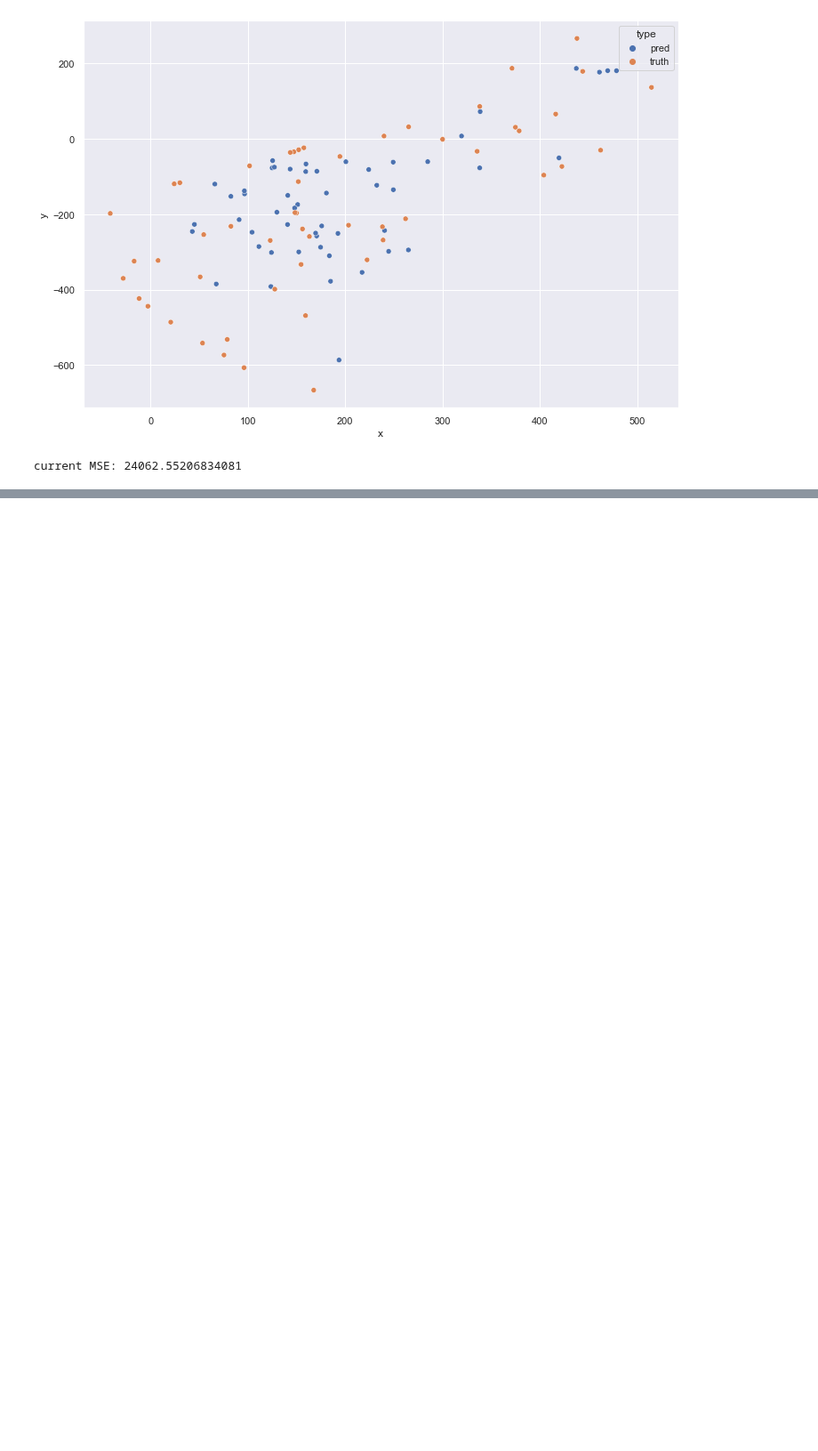
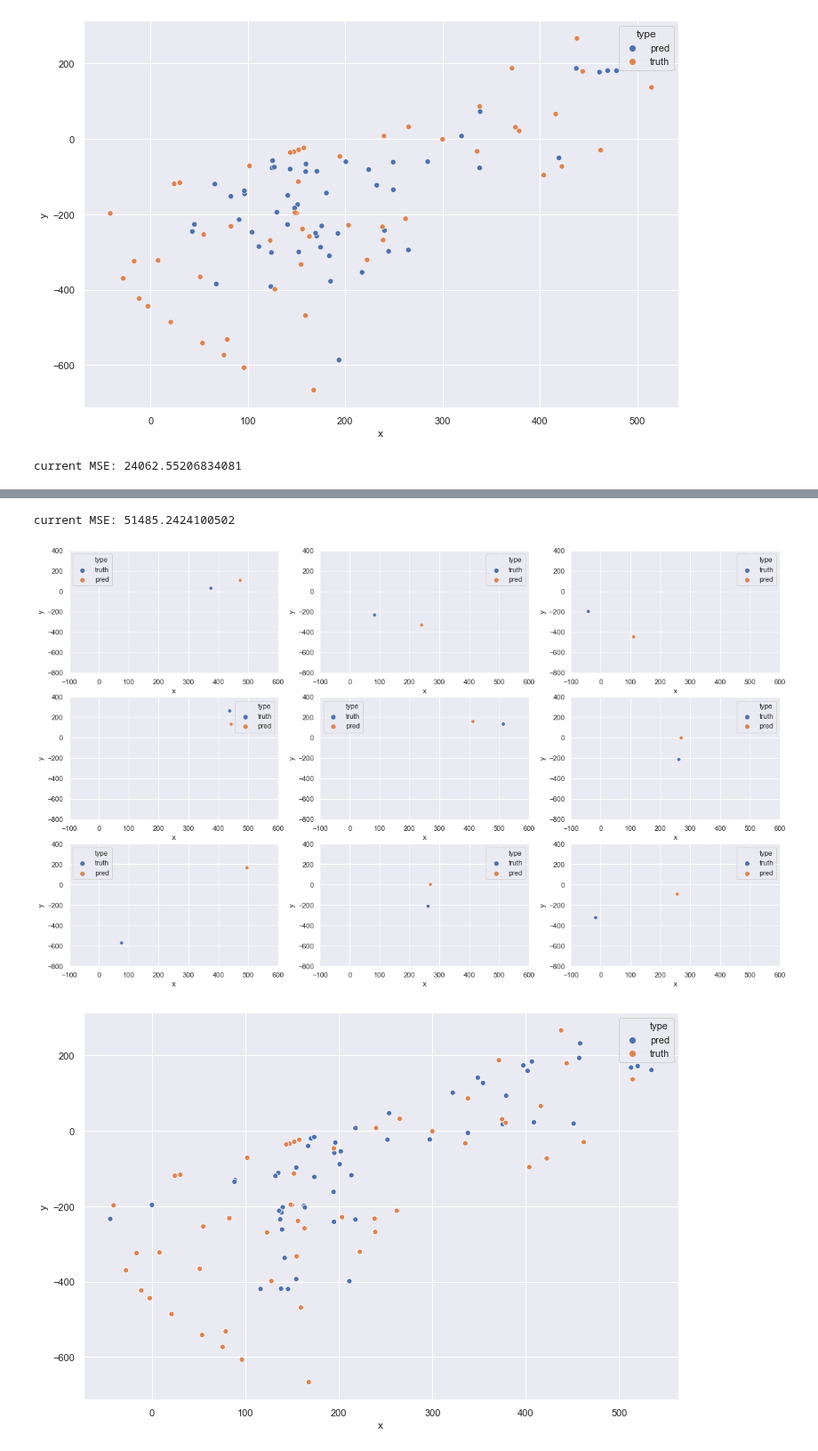
Before and after one commit to telenovelachuan/data_science, a Jupyter notebook: master_project/active_learning.ipynb, the cells around one changed output, grey strips where cells are left out. Shown at 89% size. Cells and saved outputs as stored; diff of their text form; code cells hidden in the pictures; blank space fills up the shorter version.

```diff
--- a/master_project/active_learning.ipynb
+++ b/master_project/active_learning.ipynb
@@ -184,0 +194,9 @@ plot_random_dots(model_ae, x_test_ae_cnn, y_test_ae_cnn)
+# %%
+model = keras.models.load_model('models/model_ae_al_margin.h5', compile=False)
+get_prediction_precision(model, x_test_ae_cnn, y_test_ae_cnn)
+plot_random_dots(model, x_test_ae_cnn, y_test_ae_cnn)
+analyze_predictions(y_test_ae_cnn, file="cnn_ae_al_margin_300_preds.csv")
+# %% [output]
+current MSE: 51485.2424100502
+[figure, added]
+[figure, added]
```
Also changed, not shown: parts of 5 cells of this notebook, 10 other files.
